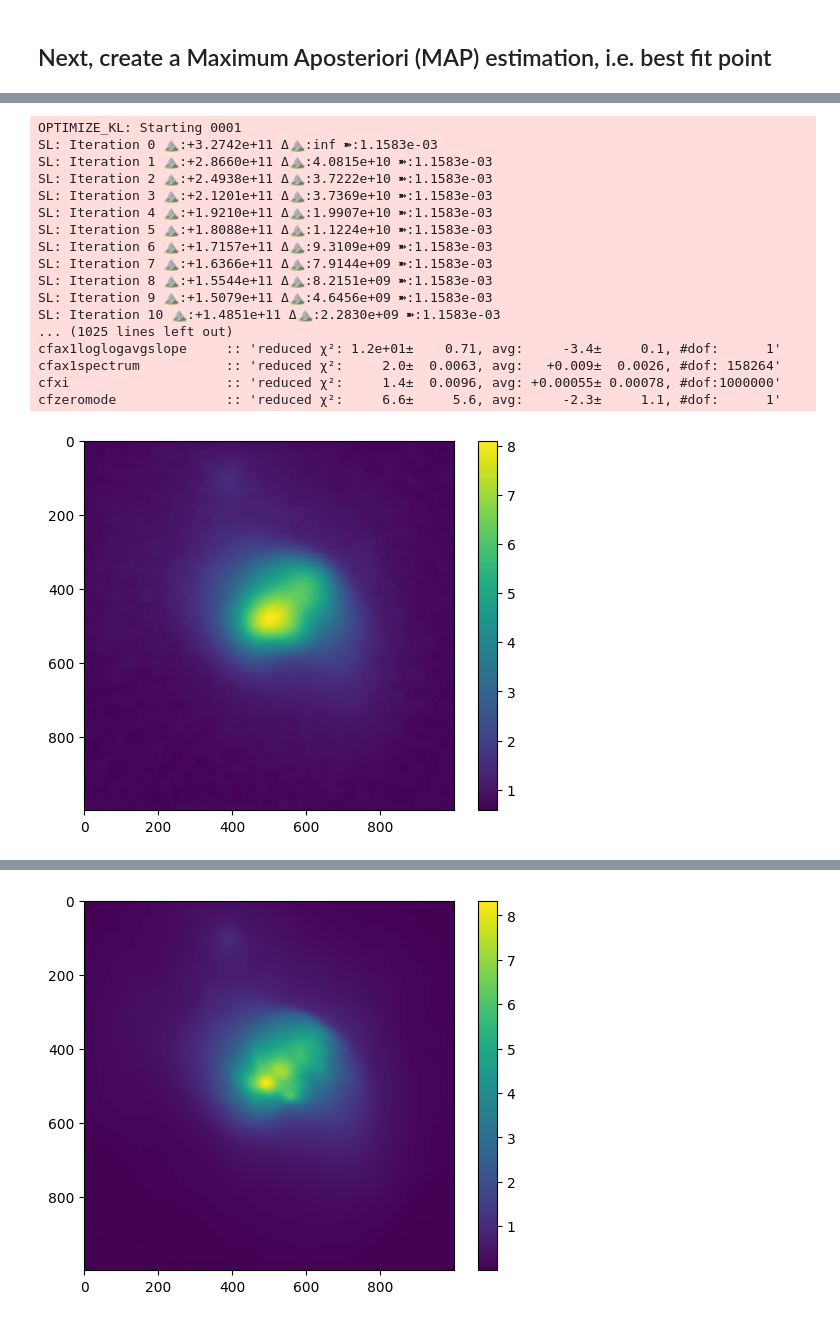
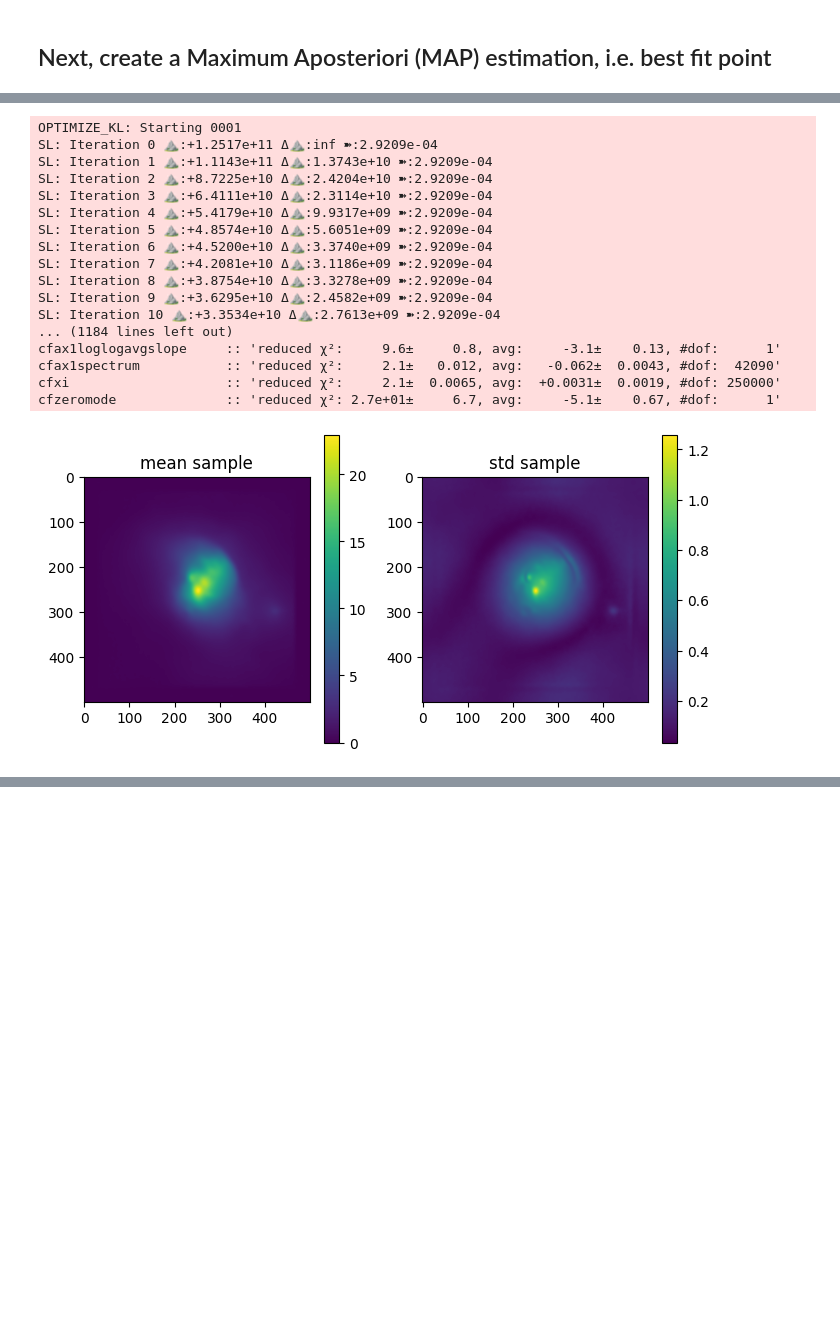
Before and after one commit to jwuerzinger/CMB_denoising, a Jupyter notebook: nifty_maria/nifty_maria_attempt.ipynb, the cells around one changed output, grey strips where cells are left out. Cells and saved outputs as stored; diff of their text form; code cells hidden in the pictures; blank space fills up the shorter version.

```diff
--- a/nifty_maria/nifty_maria_attempt.ipynb
+++ b/nifty_maria/nifty_maria_attempt.ipynb
@@ -43,0 +44,10 @@ plt.show()
+# %%
+#load the map into maria
+plan = maria.get_plan(scan_pattern="daisy", # scanning pattern
+                      scan_options={"radius": 0.05, "speed": 0.01}, # in degrees
+                      duration=600, # integration time in seconds
+                      sample_rate=50, # in Hz
+                      scan_center=(150, 10), # position in the sky
+                      frame="ra_dec")
+
+plan.plot()
@@ -112,8 +206,8 @@ setting `std_inv` to `cov_inv(ones_like(data))**0.5`
 ## Next, create a Maximum Aposteriori (MAP) estimation, i.e. best fit point
 # %%
 n_it = 1
-delta = 1e-7
-# delta = 1e-8
+# delta = 1e-4
+delta = 1e-8
 n_samples = 0 # no samples -> maximum aposteriory posterior
 
 key, k_i, k_o = random.split(key, 3)
@@ -165,8 +259,15 @@ cfzeromode              :: 'reduced χ²:    0.29±     0.0, avg:    -0.53±
 # plot maximum of posterior (mode)
 sig_map = signal_response(samples.pos)
 
-plt.imshow(sig_map)
-plt.colorbar()
-plt.title('MAP - best fit image')
+fig, axes = plt.subplots(1, 2, figsize=(16, 8))
+
+im0 = axes[0].imshow(sig_map)
+axes[0].title.set_text('MAP - best fit image')
+fig.colorbar(im0)
+
+im1 = axes[1].imshow(sig_map - mapdata)
+axes[1].title.set_text('diff prediction - truth')
+fig.colorbar(im1)
+
 plt.show()
 # %% [output]
@@ -189,55 +285,61 @@ key, k_i, k_o = random.split(key, 3)
 # callback fn for plotting during optimisation:
 def callback(samples, opt_state):
     mean, std = jft.mean_and_std(tuple(gp(s) for s in samples))
-    plt.imshow(mean)
-    plt.colorbar()
-    plt.show()
-    plt.imshow(std)
-    plt.colorbar()
+
+    fig, axes = plt.subplots(1, 2, figsize=(8, 4))
+
+    im0 = axes[0].imshow(mean)
+    axes[0].title.set_text('mean sample')
+    fig.colorbar(im0)
+
+    im1 = axes[1].imshow(std)
+    axes[1].title.set_text('std sample')
+    fig.colorbar(im1)
+
     plt.show()
 
 samples, state = jft.optimize_kl(
     lh, # likelihood
     jft.Vector(lh.init(k_i)), # initial position in model space (initialisation)
     n_total_iterations=n_it, # no of optimisation steps (global)
     n_samples=n_samples, # draw samples
     key=k_o, # random jax init
     draw_linear_kwargs=dict( # sampling parameters
         cg_name="SL",
         cg_kwargs=dict(absdelta=delta * jft.size(lh.domain) / 10.0, maxiter=100),
     ),
     nonlinearly_update_kwargs=dict( # map from multivariate gaussian to more compl. distribution (coordinate transformations)
         minimize_kwargs=dict(
             name="SN",
             xtol=delta,
             cg_kwargs=dict(name=None),
             maxiter=5,
         )
     ),
     kl_kwargs=dict( # shift transformed multivar gauss to best match true posterior
         minimize_kwargs=dict(
-            name="M", xtol=delta, cg_kwargs=dict(name=None), maxiter=50
+            name="M", xtol=delta, cg_kwargs=dict(name=None), maxiter=100
         )
     ),
     sample_mode="nonlinear_resample", # how steps are combined (samples + nonlin + KL)
     callback=callback,
 )
 # %% [output]
 OPTIMIZE_KL: Starting 0001
-SL: Iteration 0 ⛰:+3.2742e+11 Δ⛰:inf ➽:1.1583e-03
-SL: Iteration 1 ⛰:+2.8660e+11 Δ⛰:4.0815e+10 ➽:1.1583e-03
-SL: Iteration 2 ⛰:+2.4938e+11 Δ⛰:3.7222e+10 ➽:1.1583e-03
-SL: Iteration 3 ⛰:+2.1201e+11 Δ⛰:3.7369e+10 ➽:1.1583e-03
-SL: Iteration 4 ⛰:+1.9210e+11 Δ⛰:1.9907e+10 ➽:1.1583e-03
-SL: Iteration 5 ⛰:+1.8088e+11 Δ⛰:1.1224e+10 ➽:1.1583e-03
-SL: Iteration 6 ⛰:+1.7157e+11 Δ⛰:9.3109e+09 ➽:1.1583e-03
-SL: Iteration 7 ⛰:+1.6366e+11 Δ⛰:7.9144e+09 ➽:1.1583e-03
-SL: Iteration 8 ⛰:+1.5544e+11 Δ⛰:8.2151e+09 ➽:1.1583e-03
-SL: Iteration 9 ⛰:+1.5079e+11 Δ⛰:4.6456e+09 ➽:1.1583e-03
-SL: Iteration 10 ⛰:+1.4851e+11 Δ⛰:2.2830e+09 ➽:1.1583e-03
-... (1025 lines left out)
-cfax1loglogavgslope     :: 'reduced χ²: 1.2e+01±    0.71, avg:     -3.4±     0.1, #dof:      1'
-cfax1spectrum           :: 'reduced χ²:     2.0±  0.0063, avg:   +0.009±  0.0026, #dof: 158264'
-cfxi                    :: 'reduced χ²:     1.4±  0.0096, avg: +0.00055± 0.00078, #dof:1000000'
-cfzeromode              :: 'reduced χ²:     6.6±     5.6, avg:     -2.3±     1.1, #dof:      1'
+SL: Iteration 0 ⛰:+1.2517e+11 Δ⛰:inf ➽:2.9209e-04
+SL: Iteration 1 ⛰:+1.1143e+11 Δ⛰:1.3743e+10 ➽:2.9209e-04
+SL: Iteration 2 ⛰:+8.7225e+10 Δ⛰:2.4204e+10 ➽:2.9209e-04
+SL: Iteration 3 ⛰:+6.4111e+10 Δ⛰:2.3114e+10 ➽:2.9209e-04
+SL: Iteration 4 ⛰:+5.4179e+10 Δ⛰:9.9317e+09 ➽:2.9209e-04
+SL: Iteration 5 ⛰:+4.8574e+10 Δ⛰:5.6051e+09 ➽:2.9209e-04
+SL: Iteration 6 ⛰:+4.5200e+10 Δ⛰:3.3740e+09 ➽:2.9209e-04
+SL: Iteration 7 ⛰:+4.2081e+10 Δ⛰:3.1186e+09 ➽:2.9209e-04
+SL: Iteration 8 ⛰:+3.8754e+10 Δ⛰:3.3278e+09 ➽:2.9209e-04
+SL: Iteration 9 ⛰:+3.6295e+10 Δ⛰:2.4582e+09 ➽:2.9209e-04
+SL: Iteration 10 ⛰:+3.3534e+10 Δ⛰:2.7613e+09 ➽:2.9209e-04
+... (1184 lines left out)
+cfax1loglogavgslope     :: 'reduced χ²:     9.6±     0.8, avg:     -3.1±    0.13, #dof:      1'
+cfax1spectrum           :: 'reduced χ²:     2.1±   0.012, avg:   -0.062±  0.0043, #dof:  42090'
+cfxi                    :: 'reduced χ²:     2.1±  0.0065, avg:  +0.0031±  0.0019, #dof: 250000'
+cfzeromode              :: 'reduced χ²: 2.7e+01±     6.7, avg:     -5.1±    0.67, #dof:      1'
-[figure, old version]
+[figure, new version]
@@ -300 +435,0 @@ cfzeromode              :: 'reduced χ²:     1.2±   0.059, avg:     -1.1±   0
-[figure, removed]
```
Also changed, not shown: parts of 17 cells of this notebook.
